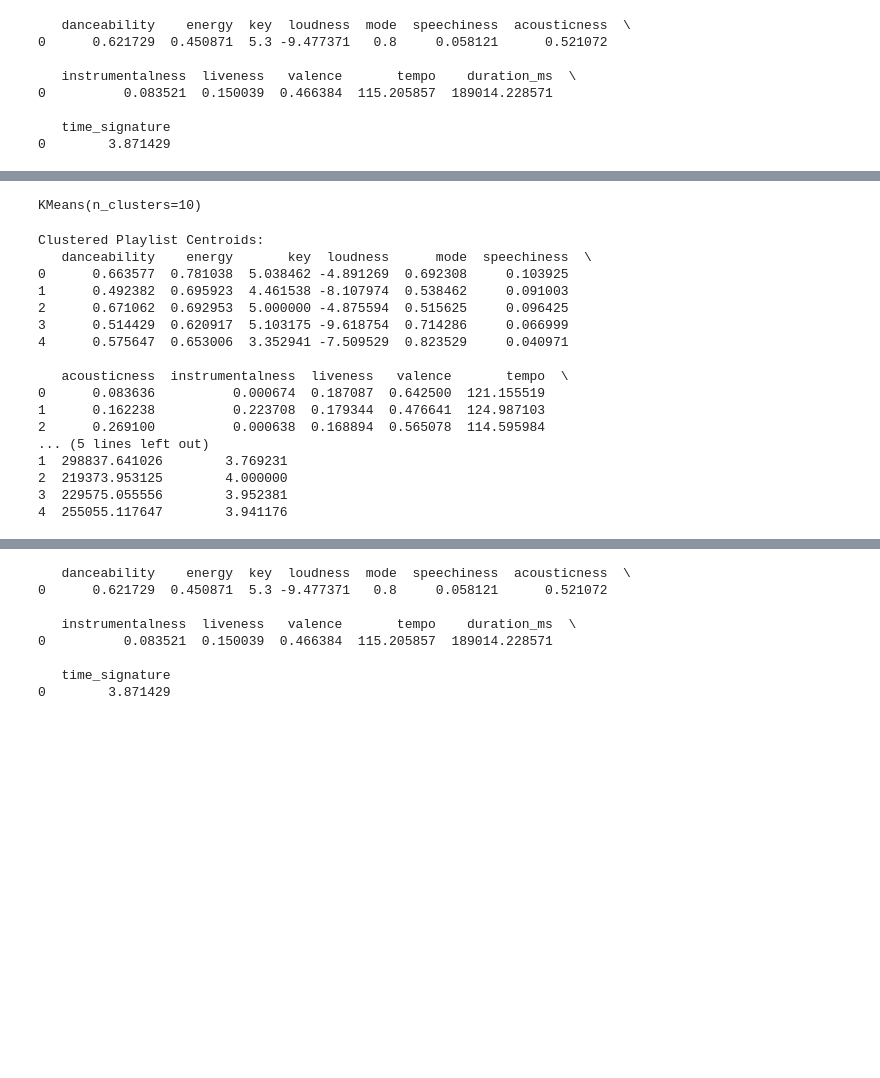
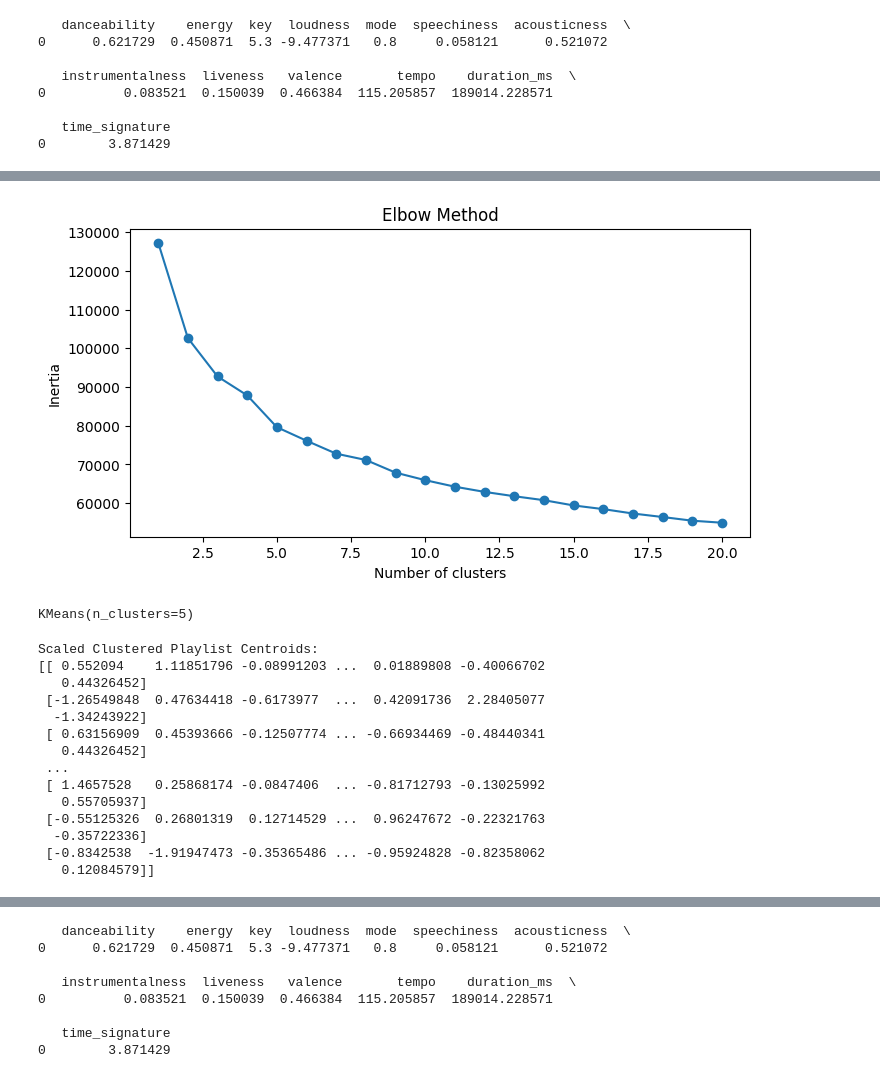
Before and after one commit to FlashWhite/ecs170, a Jupyter notebook: test-spotify-million/playlist-recommender/recommender.ipynb, the cells around one changed output, grey strips where cells are left out. Saved outputs shown, nothing was run; the diff lists cells and outputs as text; code cells hidden in the pictures; blank space fills up the shorter version.

Commit message:
CF Playlist Recommender Updates

```diff
--- a/test-spotify-million/playlist-recommender/recommender.ipynb
+++ b/test-spotify-million/playlist-recommender/recommender.ipynb
@@ -195,3 +198,27 @@ print(centroids_df)
+# %%
+def find_optimal_clusters(data, max_k=20):
+    # Drop the 'cluster' column from centroids_df to exclude it from the input
+    if 'cluster' in data.columns:
+        data = data.drop(columns=['cluster'])
+
+    scaled_data = scaler.fit_transform(data[features])
+    inertia = []
+
+    for k in range(1, max_k + 1):
+        kmeans = KMeans(n_clusters=k, random_state=42)
+        kmeans.fit(scaled_data)
+        inertia.append(kmeans.inertia_)
+
+    plt.figure(figsize=(8, 4))
+    plt.plot(range(1, max_k + 1), inertia, marker='o')
+    plt.xlabel('Number of clusters')
+    plt.ylabel('Inertia')
+    plt.title('Elbow Method')
+    plt.show()
+
+find_optimal_clusters(centroids_df)
+# %% [output]
+[figure, added]
 # %%
 # ------------------------------ CLUSTER PLAYLISTS ------------------------------
 from sklearn.cluster import KMeans
@@ -203,32 +230,35 @@ if 'cluster' in centroids_df.columns:
     centroids_df = centroids_df.drop(columns=['cluster'])
 
 # Perform k-means clustering on the playlist centroids
-k = 10
+k = 5
 kmeans = KMeans(n_clusters=k)
-kmeans.fit(centroids_df)
+# Standardize Feature Columns
+scaler = StandardScaler()
+scaled_centroids_df = scaler.fit_transform(centroids_df[features])
+# KMeans Cluster
+kmeans.fit(scaled_centroids_df)
 # %% [output]
-KMeans(n_clusters=10)
+KMeans(n_clusters=5)
 # %%
-print("\nClustered Playlist Centroids:")
-print(centroids_df.head(5))
+# print("\nClustered Playlist Centroids:")
+# print(centroids_df.head(5))
+print("\nScaled Clustered Playlist Centroids:")
+print(scaled_centroids_df)
 # %% [output]
-Clustered Playlist Centroids:
-   danceability    energy       key  loudness      mode  speechiness  \
-0      0.663577  0.781038  5.038462 -4.891269  0.692308     0.103925
-1      0.492382  0.695923  4.461538 -8.107974  0.538462     0.091003
-2      0.671062  0.692953  5.000000 -4.875594  0.515625     0.096425
-3      0.514429  0.620917  5.103175 -9.618754  0.714286     0.066999
-4      0.575647  0.653006  3.352941 -7.509529  0.823529     0.040971
-
-   acousticness  instrumentalness  liveness   valence       tempo  \
-0      0.083636          0.000674  0.187087  0.642500  121.155519
-1      0.162238          0.223708  0.179344  0.476641  124.987103
-2      0.269100          0.000638  0.168894  0.565078  114.595984
-... (5 lines left out)
-1  298837.641026        3.769231
-2  219373.953125        4.000000
-3  229575.055556        3.952381
-4  255055.117647        3.941176
+Scaled Clustered Playlist Centroids:
+[[ 0.552094    1.11851796 -0.08991203 ...  0.01889808 -0.40066702
+   0.44326452]
+ [-1.26549848  0.47634418 -0.6173977  ...  0.42091736  2.28405077
+  -1.34243922]
+ [ 0.63156909  0.45393666 -0.12507774 ... -0.66934469 -0.48440341
+   0.44326452]
+ ...
+ [ 1.4657528   0.25868174 -0.0847406  ... -0.81712793 -0.13025992
+   0.55705937]
+ [-0.55125326  0.26801319  0.12714529 ...  0.96247672 -0.22321763
+  -0.35722336]
+ [-0.8342538  -1.91947473 -0.35365486 ... -0.95924828 -0.82358062
+   0.12084579]]
 # %%
 # ------------------------------ ASSIGN USER PLAYLIST ------------------------------
 user_cluster = kmeans.predict(user_centroid)
```
Also changed, not shown: parts of 9 cells of this notebook, 2 other files.
